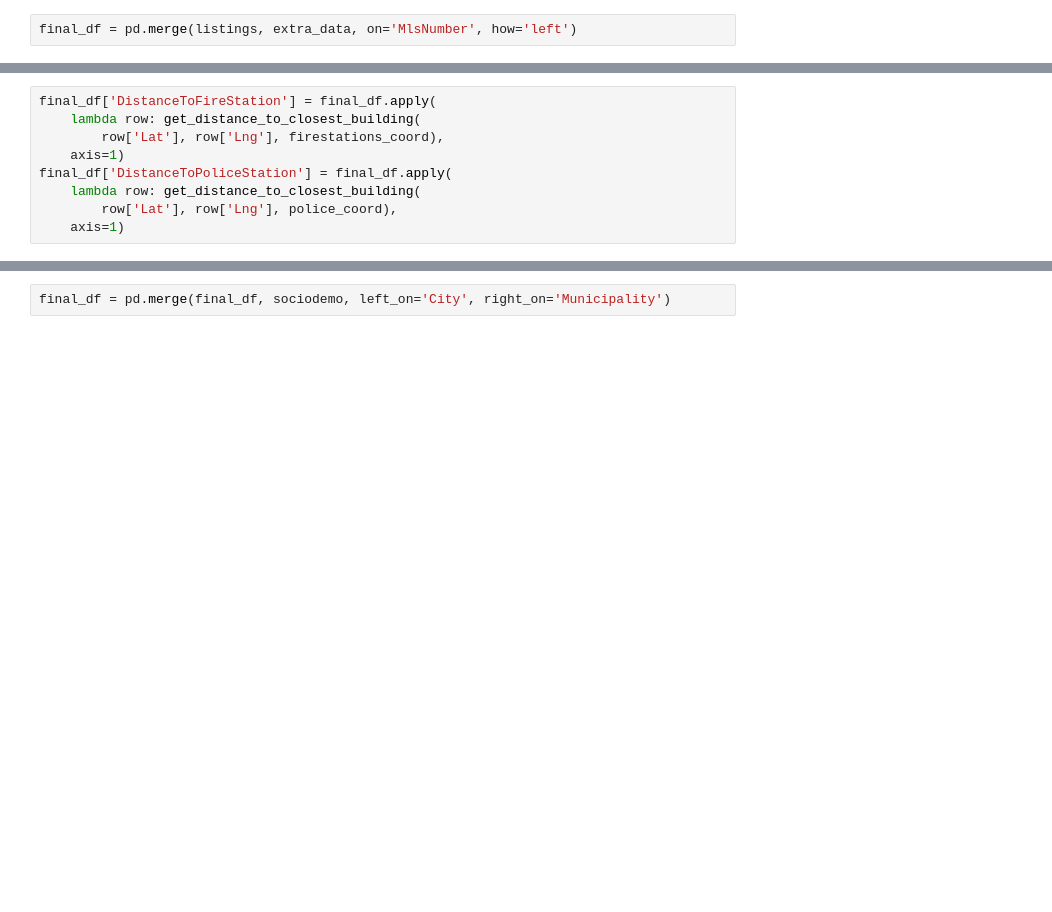
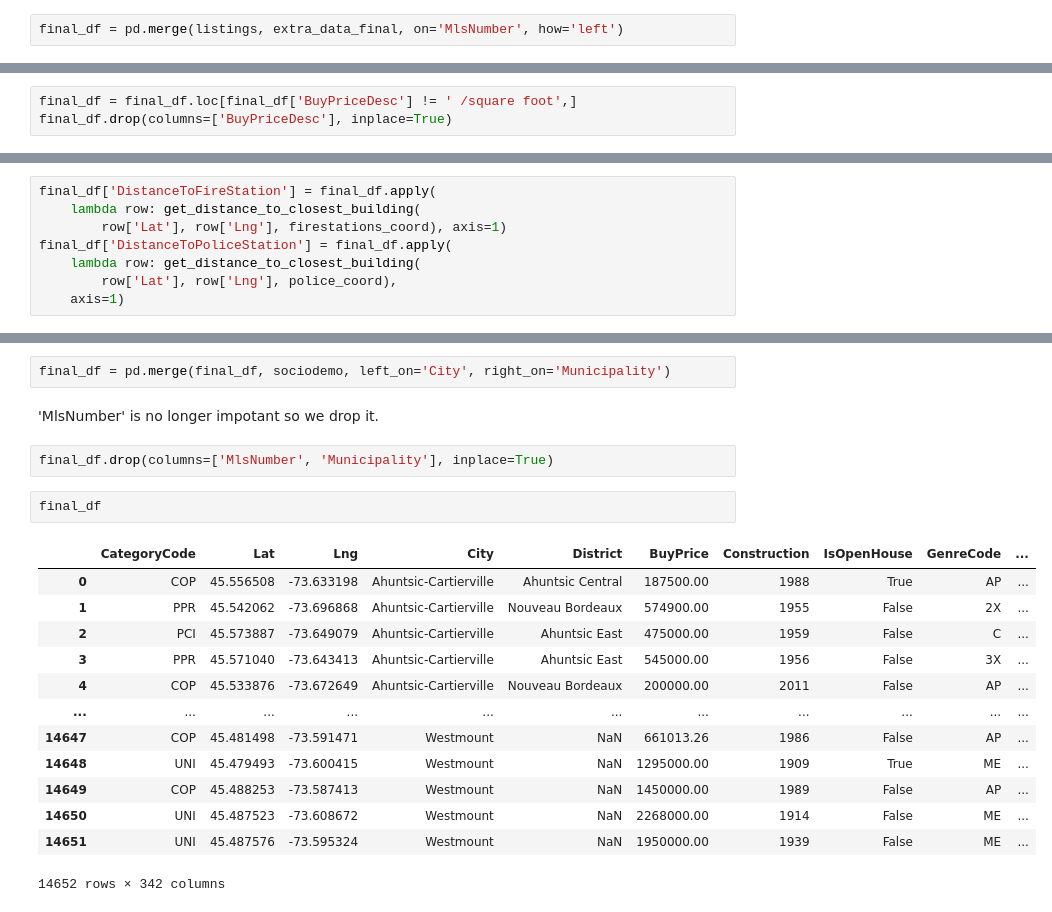
Before and after one commit to Szymon-Gut/Warsztaty_Badawacze, a Jupyter notebook: merging_data.ipynb, the cells around one changed output, grey strips where cells are left out. Drawn from its saved outputs; the diff is of its cells as text; blank space fills up the shorter version.

Commit message:
update merging_data

```diff
--- a/merging_data.ipynb
+++ b/merging_data.ipynb
@@ -331,2 +481,2 @@ Index(['MlsNumber', 'LivingArea', ',Bibliotheque',
 # %%
-final_df = pd.merge(listings, extra_data, on='MlsNumber', how='left')
+final_df = pd.merge(listings, extra_data_final, on='MlsNumber', how='left')
@@ -354,0 +511,3 @@ Name: LivingArea, dtype: float64
+# %%
+final_df = final_df.loc[final_df['BuyPriceDesc'] != ' /square foot',]
+final_df.drop(columns=['BuyPriceDesc'], inplace=True)
@@ -394,8 +555,7 @@ def get_distance_to_closest_building(lat: float, lng: float,
 # %%
 final_df['DistanceToFireStation'] = final_df.apply(
     lambda row: get_distance_to_closest_building(
-        row['Lat'], row['Lng'], firestations_coord),
-    axis=1)
+        row['Lat'], row['Lng'], firestations_coord), axis=1)
 final_df['DistanceToPoliceStation'] = final_df.apply(
     lambda row: get_distance_to_closest_building(
         row['Lat'], row['Lng'], police_coord),
@@ -497,3 +666,23 @@ array(['Ahuntsic-Cartierville', 'Anjou', "Baie-d'Urfé", 'Beaconsfield',
 Merging both data frames:
 # %%
 final_df = pd.merge(final_df, sociodemo, left_on='City', right_on='Municipality')
+# %% [markdown]
+'MlsNumber' is no longer impotant so we drop it.
+# %%
+final_df.drop(columns=['MlsNumber', 'Municipality'], inplace=True)
+# %%
+final_df
+# %% [output]
+|  | CategoryCode | Lat | Lng | City | District | BuyPrice | Construction | IsOpenHouse | GenreCode | ... |
+| 0 | COP | 45.556508 | -73.633198 | Ahuntsic-Cartierville | Ahuntsic Central | 187500.00 | 1988 | True | AP | ... |
+| 1 | PPR | 45.542062 | -73.696868 | Ahuntsic-Cartierville | Nouveau Bordeaux | 574900.00 | 1955 | False | 2X | ... |
+| 2 | PCI | 45.573887 | -73.649079 | Ahuntsic-Cartierville | Ahuntsic East | 475000.00 | 1959 | False | C | ... |
+| 3 | PPR | 45.571040 | -73.643413 | Ahuntsic-Cartierville | Ahuntsic East | 545000.00 | 1956 | False | 3X | ... |
+| 4 | COP | 45.533876 | -73.672649 | Ahuntsic-Cartierville | Nouveau Bordeaux | 200000.00 | 2011 | False | AP | ... |
+| ... | ... | ... | ... | ... | ... | ... | ... | ... | ... | ... |
+| 14647 | COP | 45.481498 | -73.591471 | Westmount | NaN | 661013.26 | 1986 | False | AP | ... |
+| 14648 | UNI | 45.479493 | -73.600415 | Westmount | NaN | 1295000.00 | 1909 | True | ME | ... |
+| 14649 | COP | 45.488253 | -73.587413 | Westmount | NaN | 1450000.00 | 1989 | False | AP | ... |
+| 14650 | UNI | 45.487523 | -73.608672 | Westmount | NaN | 2268000.00 | 1914 | False | ME | ... |
+| 14651 | UNI | 45.487576 | -73.595324 | Westmount | NaN | 1950000.00 | 1939 | False | ME | ... |
+14652 rows × 342 columns
```
Also changed, not shown: parts of 55 cells of this notebook.
